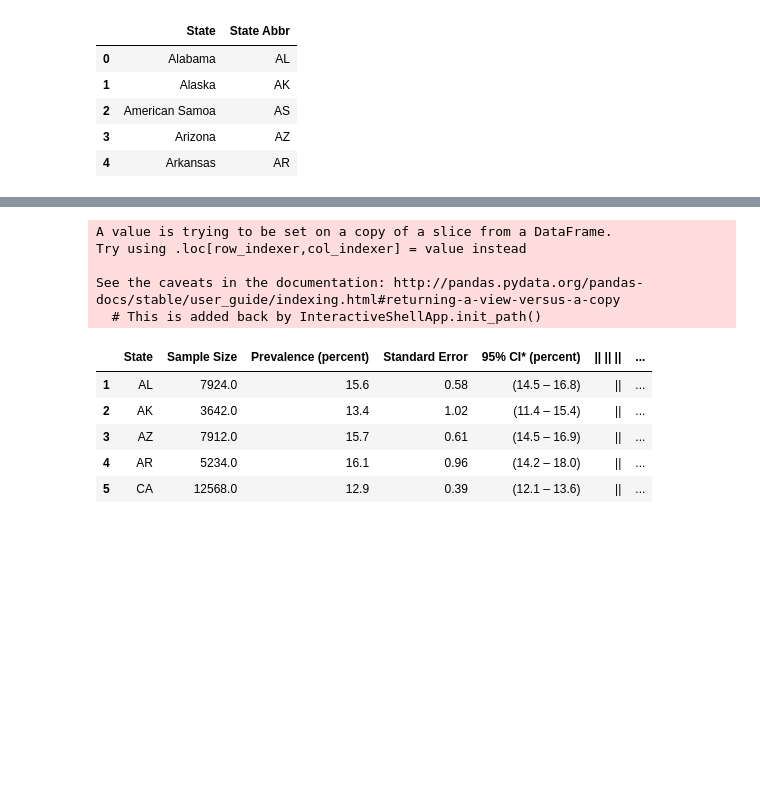
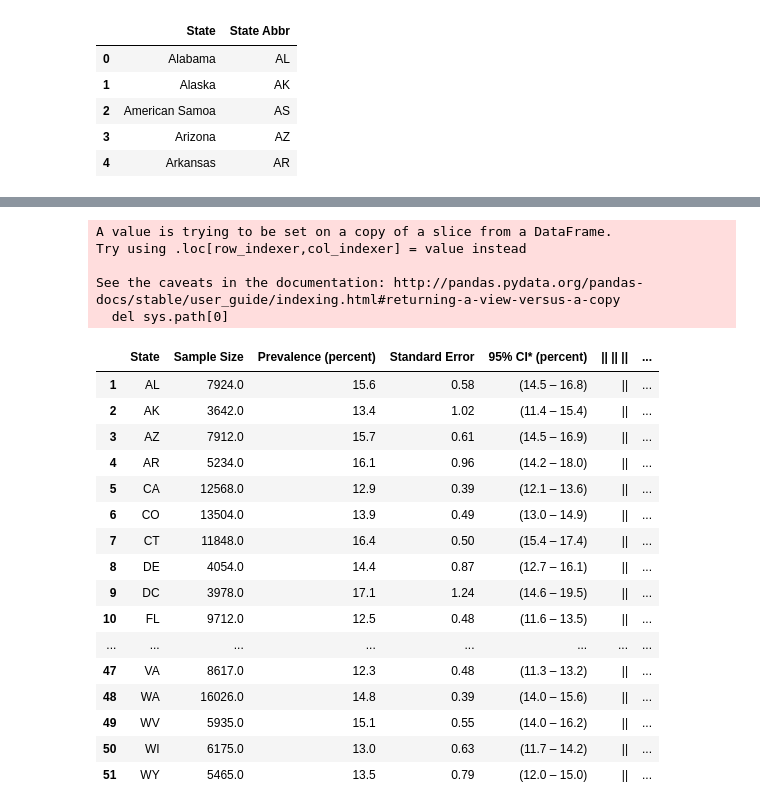
Before and after one commit to emilou1981/ETL-Project, a Jupyter notebook: Asthma.ipynb, the cells around one changed output, grey strips where cells are left out. Saved outputs shown, nothing was run; the diff lists cells and outputs as text; code cells hidden in the pictures; blank space fills up the shorter version.

```diff
--- a/Asthma.ipynb
+++ b/Asthma.ipynb
@@ -45,28 +59,41 @@ asthma_2016.head()
 # %%
 #2015 Adult Asthma
 url_2015 = 'https://www.cdc.gov/asthma/brfss/2015/tableL1.html'
 
 df_2015 = pd.read_html(url_2015)
 
 df_asthma_2015=df_2015[0]
 
 asthma_2015 =df_asthma_2015.iloc[1:]
 asthma_2015.drop(asthma_2015.index[51], inplace=True)
+asthma_2015.drop(asthma_2015.index[51], inplace=True)
+asthma_2015.drop(asthma_2015.index[51], inplace=True)
 
 asthma_2015['Year']='2015'
-asthma_2015.head()
+asthma_2015
 # %% [output]
 A value is trying to be set on a copy of a slice from a DataFrame.
 Try using .loc[row_indexer,col_indexer] = value instead
 
 See the caveats in the documentation: http://pandas.pydata.org/pandas-docs/stable/user_guide/indexing.html#returning-a-view-versus-a-copy
-  # This is added back by InteractiveShellApp.init_path()
+  del sys.path[0]
 |  | State | Sample Size | Prevalence (percent) | Standard Error | 95% CI* (percent) | || || || | ... |
 | 1 | AL | 7924.0 | 15.6 | 0.58 | (14.5 – 16.8) | || | ... |
 | 2 | AK | 3642.0 | 13.4 | 1.02 | (11.4 – 15.4) | || | ... |
 | 3 | AZ | 7912.0 | 15.7 | 0.61 | (14.5 – 16.9) | || | ... |
 | 4 | AR | 5234.0 | 16.1 | 0.96 | (14.2 – 18.0) | || | ... |
 | 5 | CA | 12568.0 | 12.9 | 0.39 | (12.1 – 13.6) | || | ... |
+| 6 | CO | 13504.0 | 13.9 | 0.49 | (13.0 – 14.9) | || | ... |
+| 7 | CT | 11848.0 | 16.4 | 0.50 | (15.4 – 17.4) | || | ... |
+| 8 | DE | 4054.0 | 14.4 | 0.87 | (12.7 – 16.1) | || | ... |
+| 9 | DC | 3978.0 | 17.1 | 1.24 | (14.6 – 19.5) | || | ... |
+| 10 | FL | 9712.0 | 12.5 | 0.48 | (11.6 – 13.5) | || | ... |
+| ... | ... | ... | ... | ... | ... | ... | ... |
+| 47 | VA | 8617.0 | 12.3 | 0.48 | (11.3 – 13.2) | || | ... |
+| 48 | WA | 16026.0 | 14.8 | 0.39 | (14.0 – 15.6) | || | ... |
+| 49 | WV | 5935.0 | 15.1 | 0.55 | (14.0 – 16.2) | || | ... |
+| 50 | WI | 6175.0 | 13.0 | 0.63 | (11.7 – 14.2) | || | ... |
+| 51 | WY | 5465.0 | 13.5 | 0.79 | (12.0 – 15.0) | || | ... |
 # %%
 #2014 Adult Asthma
 url_2014 = 'https://www.cdc.gov/asthma/brfss/2014/tableL1.htm'
```
Also changed, not shown: parts of 4 cells of this notebook.
